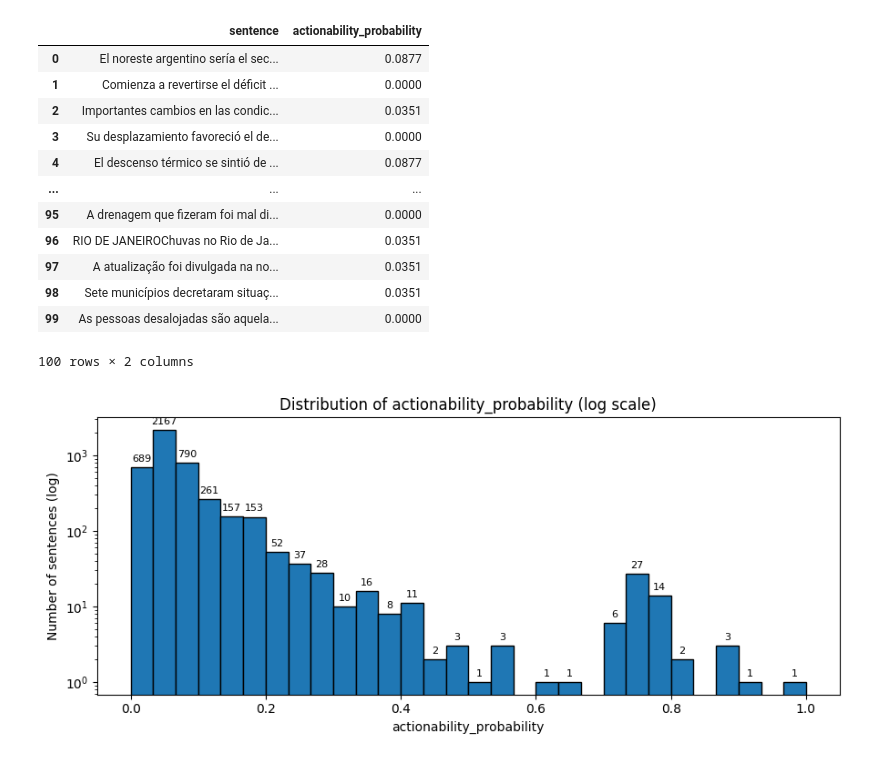
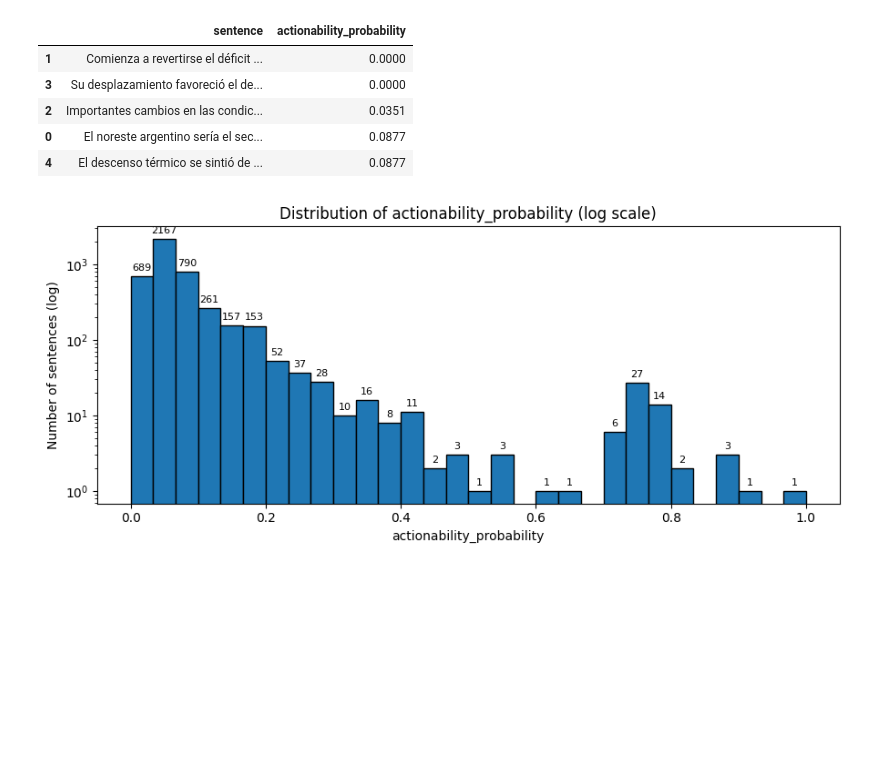
Before and after one commit to Lenap0911/NLP-model, a Jupyter notebook: nlp/actionability_tester.ipynb, the cells around one changed output. Drawn from its saved outputs; the diff is of its cells as text; code cells hidden in the pictures; blank space fills up the shorter version.

Commit message:
actionability audit

```diff
--- a/nlp/actionability_tester.ipynb
+++ b/nlp/actionability_tester.ipynb
@@ -15,24 +8,17 @@ import re
 # %%
 df_out = pd.read_csv("../output/sentences_actionability.csv")
 #show just sentence column and actionability_probability
 pd.set_option("display.max_colwidth", None)   # show full text in cells
 pd.set_option("display.max_rows", 60)         # optional
 pd.set_option("display.width", 0)             # auto-detect width
-df_out[["sentence", "actionability_probability"]].head(100)
+df_out[["sentence", "actionability_probability"]].head().sort_values("actionability_probability", ascending=True)
 # %% [output]
 |  | sentence | actionability_probability |
+| 1 | Comienza a revertirse el déficit ... | 0.0000 |
+| 3 | Su desplazamiento favoreció el de... | 0.0000 |
+| 2 | Importantes cambios en las condic... | 0.0351 |
 | 0 | El noreste argentino sería el sec... | 0.0877 |
-| 1 | Comienza a revertirse el déficit ... | 0.0000 |
-| 2 | Importantes cambios en las condic... | 0.0351 |
-| 3 | Su desplazamiento favoreció el de... | 0.0000 |
 | 4 | El descenso térmico se sintió de ... | 0.0877 |
-| ... | ... | ... |
-| 95 | A drenagem que fizeram foi mal di... | 0.0000 |
-| 96 | RIO DE JANEIROChuvas no Rio de Ja... | 0.0351 |
-| 97 | A atualização foi divulgada na no... | 0.0351 |
-| 98 | Sete municípios decretaram situaç... | 0.0351 |
-| 99 | As pessoas desalojadas são aquela... | 0.0000 |
-100 rows × 2 columns
 # %%
 
 # log-scaled histogram of actionability_probability with counts on top of bars
```
Also changed, not shown: parts of 10 cells of this notebook.
